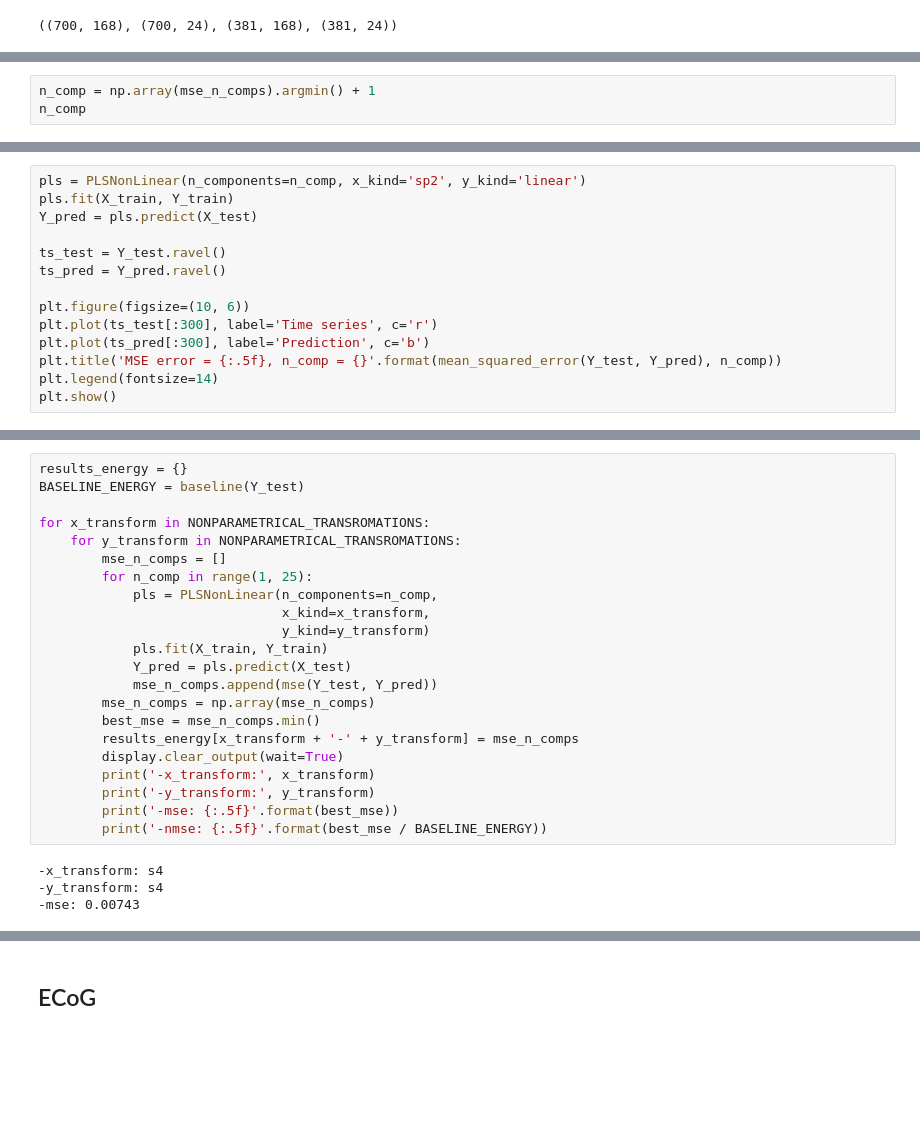
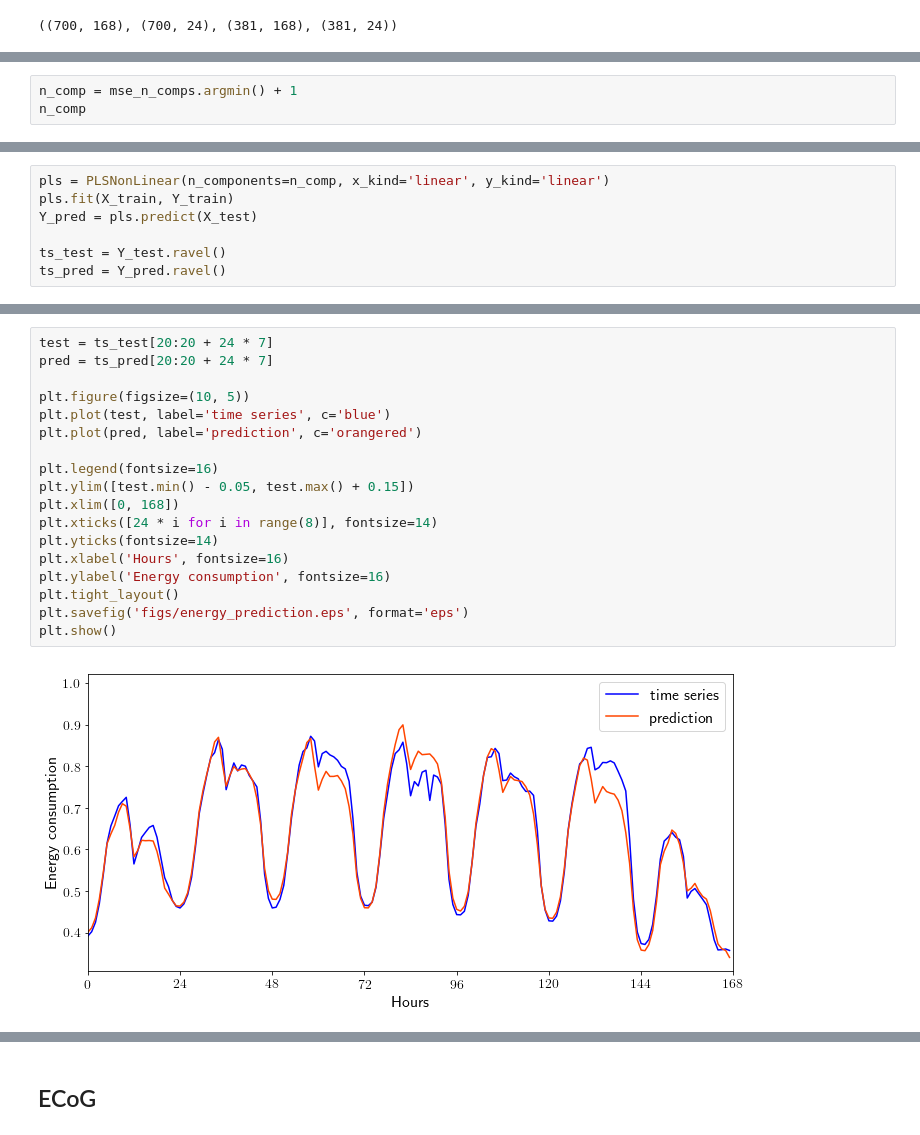
Before and after one commit to mariiavladimirova/NonlinearPLS, a Jupyter notebook: code/main.ipynb, the cells around one changed output, grey strips where cells are left out. Saved outputs shown, nothing was run; the diff lists cells and outputs as text; blank space fills up the shorter version.

```diff
--- a/code/main.ipynb
+++ b/code/main.ipynb
@@ -125,4 +88,4 @@ mse_n_comps
 # %%
-n_comp = np.array(mse_n_comps).argmin() + 1
+n_comp = mse_n_comps.argmin() + 1
 n_comp
 # %% [output]
@@ -130,14 +93,7 @@ n_comp
 # %%
-pls = PLSNonLinear(n_components=n_comp, x_kind='sp2', y_kind='linear')
+pls = PLSNonLinear(n_components=n_comp, x_kind='linear', y_kind='linear')
 pls.fit(X_train, Y_train)
 Y_pred = pls.predict(X_test)
 
 ts_test = Y_test.ravel()
 ts_pred = Y_pred.ravel()
-
-plt.figure(figsize=(10, 6))
-plt.plot(ts_test[:300], label='Time series', c='r')
-plt.plot(ts_pred[:300], label='Prediction', c='b')
-plt.title('MSE error = {:.5f}, n_comp = {}'.format(mean_squared_error(Y_test, Y_pred), n_comp))
-plt.legend(fontsize=14)
-plt.show()
@@ -146,26 +100,20 @@ plt.show()
-# %%
-results_energy = {}
-BASELINE_ENERGY = baseline(Y_test)
-
-for x_transform in NONPARAMETRICAL_TRANSROMATIONS:
-    for y_transform in NONPARAMETRICAL_TRANSROMATIONS:
-        mse_n_comps = []
-        for n_comp in range(1, 25):
-            pls = PLSNonLinear(n_components=n_comp,
-                               x_kind=x_transform,
-                               y_kind=y_transform)
-            pls.fit(X_train, Y_train)
-            Y_pred = pls.predict(X_test)
-            mse_n_comps.append(mse(Y_test, Y_pred))
-        mse_n_comps = np.array(mse_n_comps)
-        best_mse = mse_n_comps.min()
-        results_energy[x_transform + '-' + y_transform] = mse_n_comps
-        display.clear_output(wait=True)
-        print('-x_transform:', x_transform)
-        print('-y_transform:', y_transform)
-        print('-mse: {:.5f}'.format(best_mse))
-        print('-nmse: {:.5f}'.format(best_mse / BASELINE_ENERGY))
-# %% [output]
--x_transform: s4
--y_transform: s4
--mse: 0.00743
+# %%
+test = ts_test[20:20 + 24 * 7]
+pred = ts_pred[20:20 + 24 * 7]
+
+plt.figure(figsize=(10, 5))
+plt.plot(test, label='time series', c='blue')
+plt.plot(pred, label='prediction', c='orangered')
+
+plt.legend(fontsize=16)
+plt.ylim([test.min() - 0.05, test.max() + 0.15])
+plt.xlim([0, 168])
+plt.xticks([24 * i for i in range(8)], fontsize=14)
+plt.yticks(fontsize=14)
+plt.xlabel('Hours', fontsize=16)
+plt.ylabel('Energy consumption', fontsize=16)
+plt.tight_layout()
+plt.savefig('figs/energy_prediction.eps', format='eps')
+plt.show()
+# %% [output]
+[figure, added]
```
Also changed, not shown: parts of 24 cells of this notebook, 7 other files.
